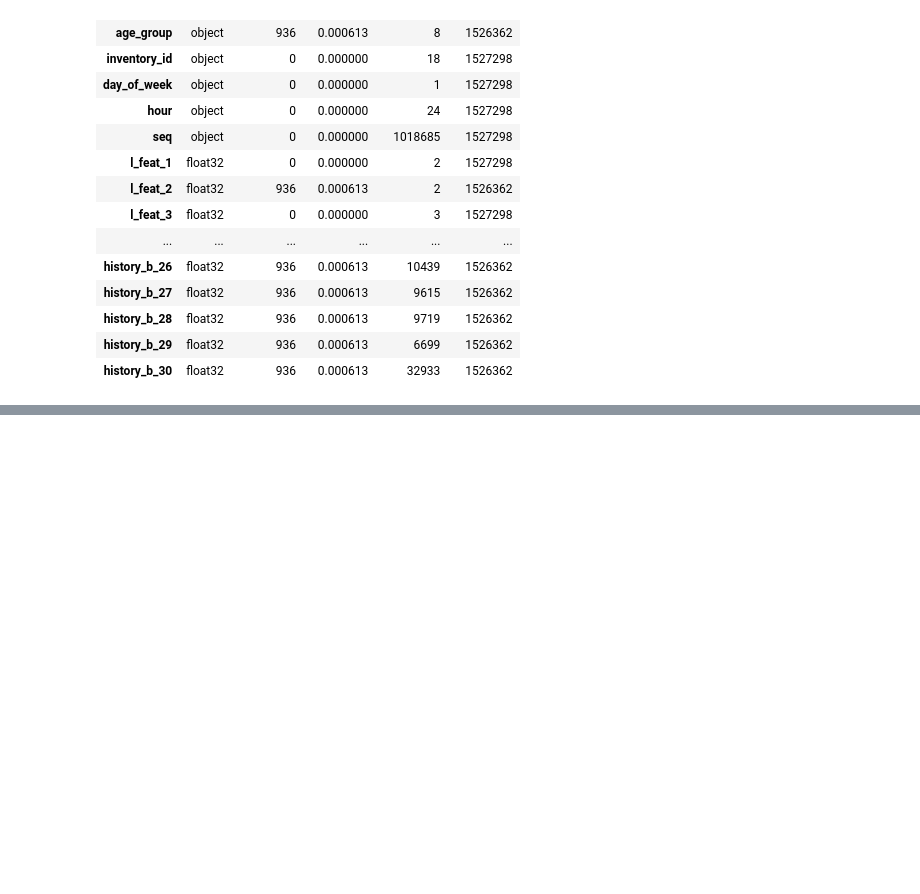
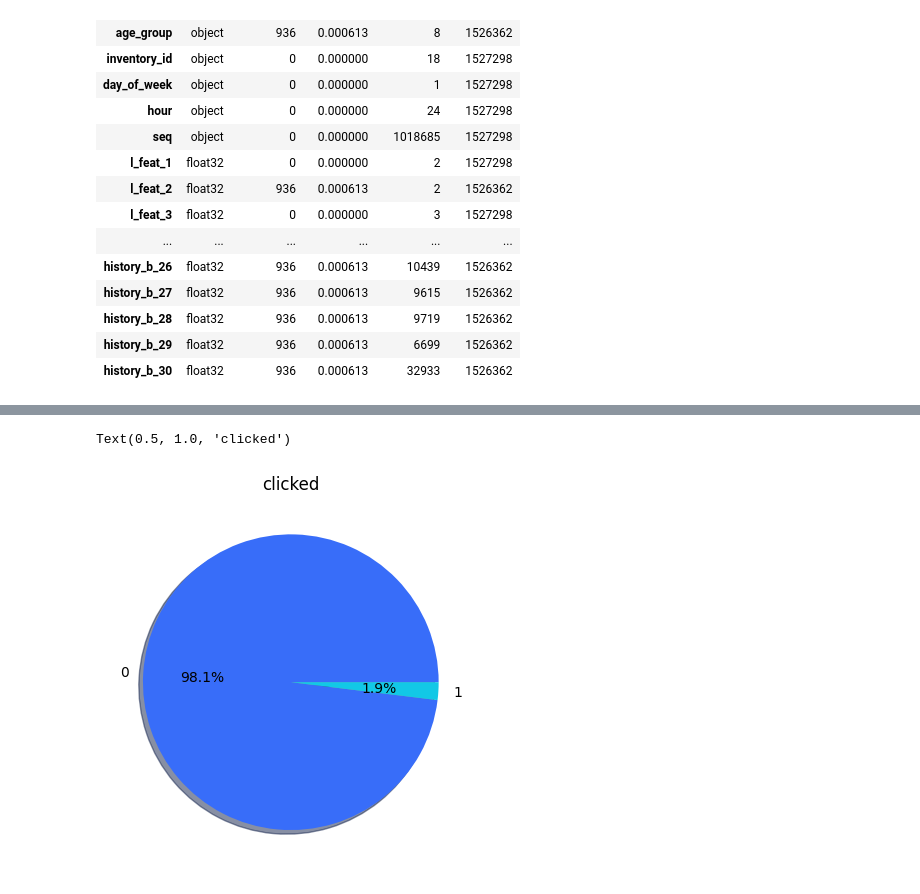
Before and after one commit to jiyoungeeeeeeeeeeeeeeeeeeeee/-Toss-CTR, a Jupyter notebook: CTR_test_EDA.ipynb, the cells around one changed output, grey strips where cells are left out. Drawn from its saved outputs; the diff is of its cells as text; code cells hidden in the pictures; blank space fills up the shorter version.

```diff
--- a/CTR_test_EDA.ipynb
+++ b/CTR_test_EDA.ipynb
@@ -116,0 +170,6 @@ summary(test).style.background_gradient(cmap='Blues')
+# %%
+plt.pie(train['clicked'].value_counts(), labels=train['clicked'].value_counts().index, autopct='%.1f%%', shadow = True)
+plt.title('clicked')
+# %% [output]
+Text(0.5, 1.0, 'clicked')
+[figure, added]
```
Also changed, not shown: parts of 7 cells of this notebook.
